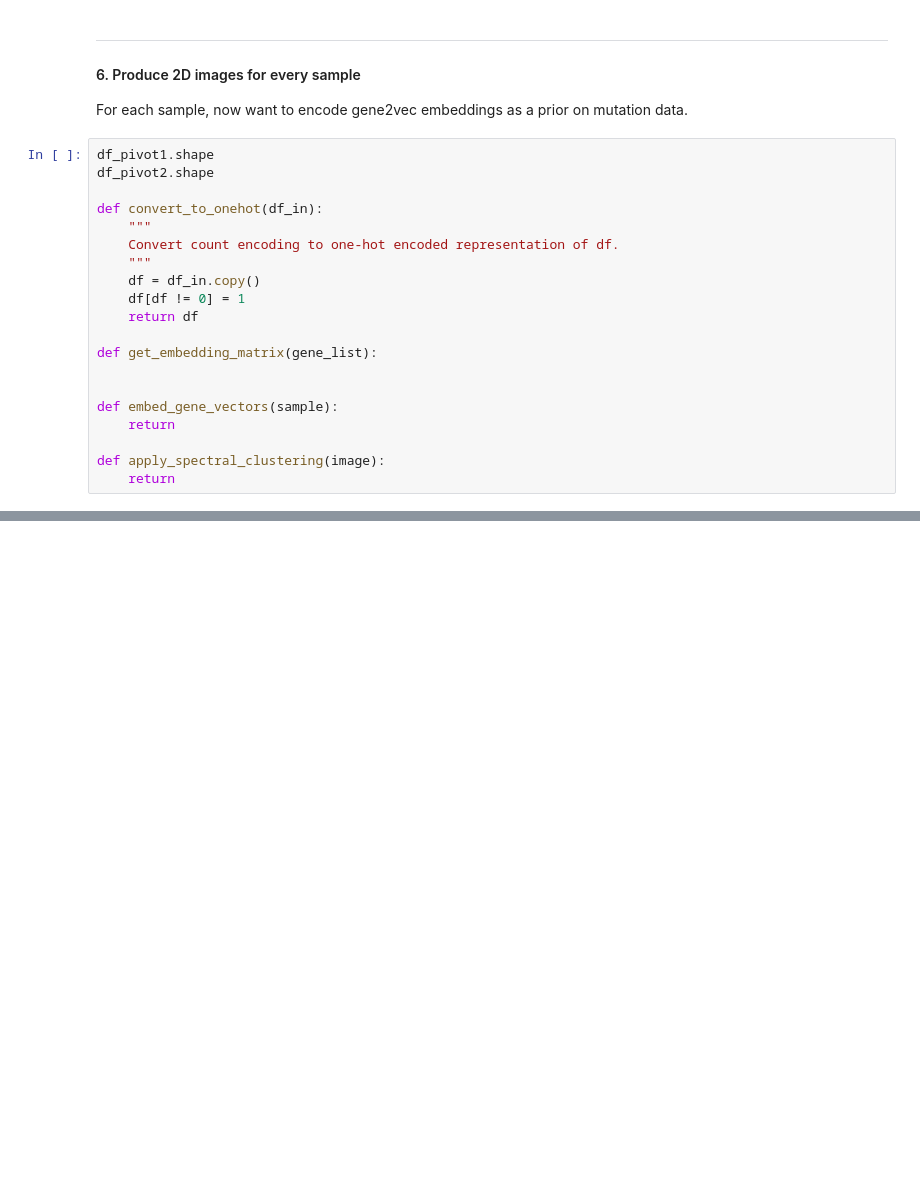
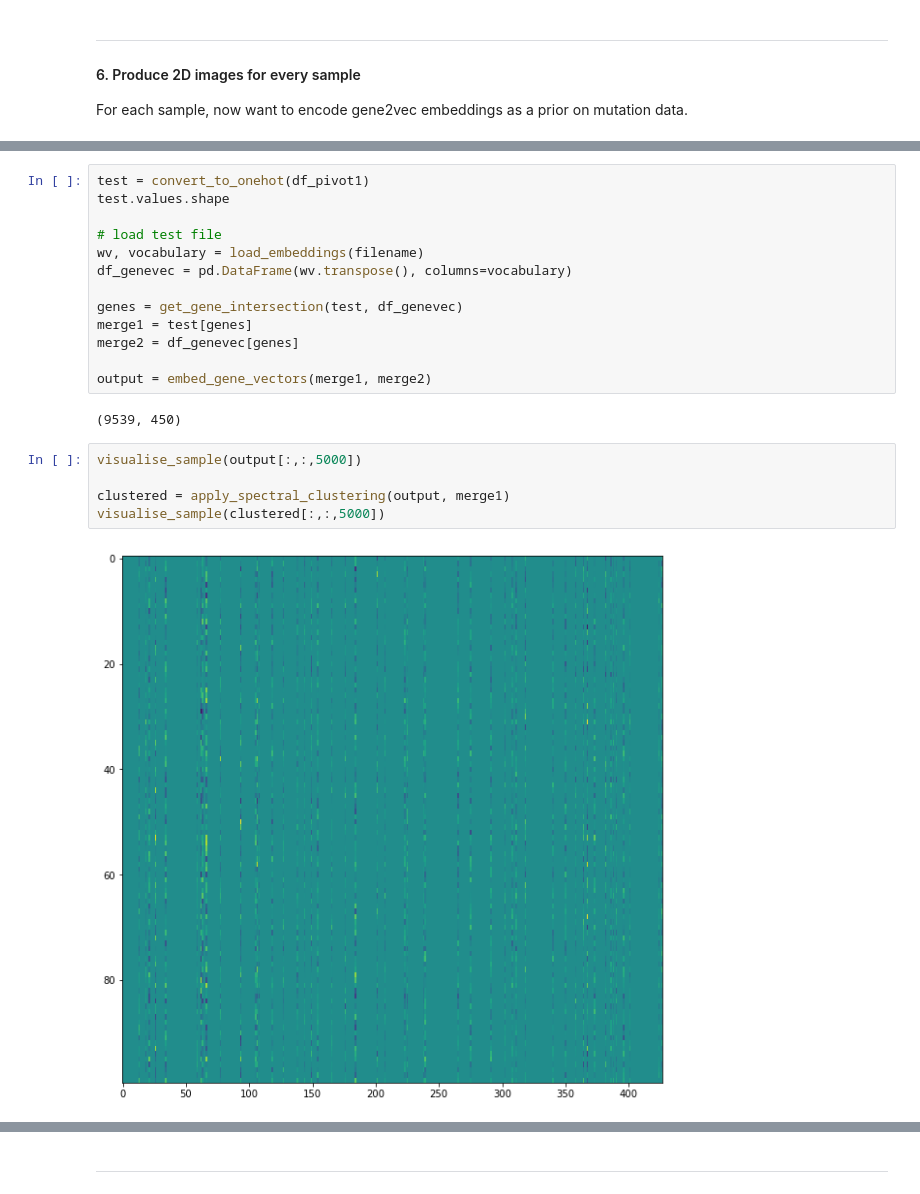
Before and after one commit to athon-millane/thesis, a Jupyter notebook: notebooks/gene2vec.ipynb, the cells around one changed output, grey strips where cells are left out. Saved outputs shown, nothing was run; the diff lists cells and outputs as text; blank space fills up the shorter version.

Commit message:
Spectral clustering working.

```diff
--- a/notebooks/gene2vec.ipynb
+++ b/notebooks/gene2vec.ipynb
@@ -336,23 +375,3 @@ df_pivot2 = (df_proc2.pipe(dedup_and_get_variant_count)
 <a id="2d"></a>
 
 For each sample, now want to encode gene2vec embeddings as a prior on mutation data.
-# %%
-df_pivot1.shape
-df_pivot2.shape
-
-def convert_to_onehot(df_in):
-    """
-    Convert count encoding to one-hot encoded representation of df.
-    """
-    df = df_in.copy()
-    df[df != 0] = 1
-    return df
-
-def get_embedding_matrix(gene_list):
-
-
-def embed_gene_vectors(sample):
-    return
-
-def apply_spectral_clustering(image):
-    return
@@ -370,0 +435,22 @@ df_genevec = pd.DataFrame(wv.transpose(), columns=vocabulary)
+# %%
+test = convert_to_onehot(df_pivot1)
+test.values.shape
+
+# load test file
+wv, vocabulary = load_embeddings(filename)
+df_genevec = pd.DataFrame(wv.transpose(), columns=vocabulary)
+
+genes = get_gene_intersection(test, df_genevec)
+merge1 = test[genes]
+merge2 = df_genevec[genes]
+
+output = embed_gene_vectors(merge1, merge2)
+# %% [output]
+(9539, 450)
+# %%
+visualise_sample(output[:,:,5000])
+
+clustered = apply_spectral_clustering(output, merge1)
+visualise_sample(clustered[:,:,5000])
+# %% [output]
+[figure, added]
@@ -371,3 +458,5 @@ df_genevec = pd.DataFrame(wv.transpose(), columns=vocabulary)
+# %% [markdown]
+---
 # %%
 for word in vocabulary:
     if '\n' in word:
```
Also changed, not shown: parts of 13 cells of this notebook.
